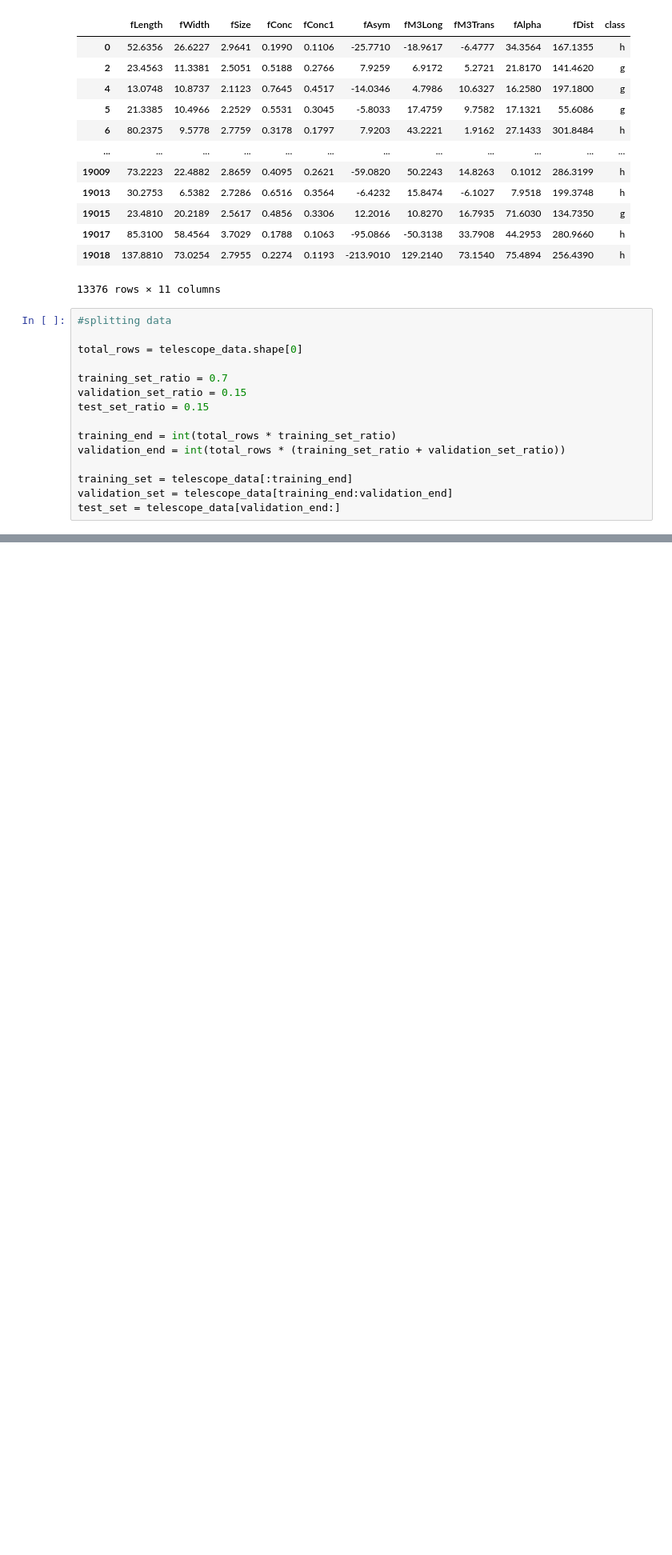
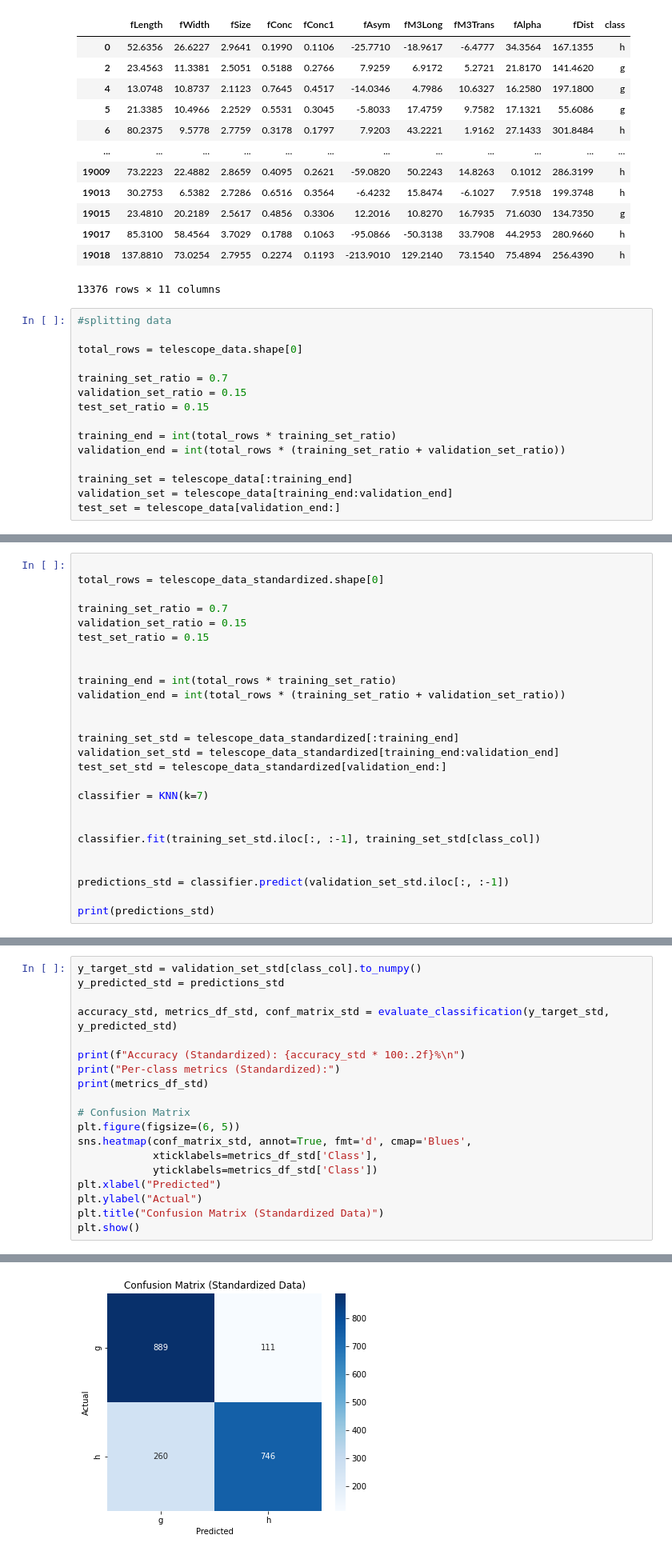
Before and after one commit to oadel1814/Machine-Learning-Classifiaction-and-Regression, a Jupyter notebook: KNN.ipynb, the cells around one changed output, grey strips where cells are left out. Shown: that part at 80% size. Saved outputs shown, nothing was run; the diff lists cells and outputs as text; blank space fills up the shorter version.

```diff
--- a/KNN.ipynb
+++ b/KNN.ipynb
@@ -180,0 +217,26 @@ Confusion Matrix:
+# %%
+
+total_rows = telescope_data_standardized.shape[0]
+
+training_set_ratio = 0.7
+validation_set_ratio = 0.15
+test_set_ratio = 0.15
+
+
+training_end = int(total_rows * training_set_ratio)
+validation_end = int(total_rows * (training_set_ratio + validation_set_ratio))
+
+
+training_set_std = telescope_data_standardized[:training_end]
+validation_set_std = telescope_data_standardized[training_end:validation_end]
+test_set_std = telescope_data_standardized[validation_end:]
+
+classifier = KNN(k=7)
+
+
+classifier.fit(training_set_std.iloc[:, :-1], training_set_std[class_col])
+
+
+predictions_std = classifier.predict(validation_set_std.iloc[:, :-1])
+
+print(predictions_std)
@@ -180,0 +245,20 @@ Confusion Matrix:
+# %%
+y_target_std = validation_set_std[class_col].to_numpy()
+y_predicted_std = predictions_std
+
+accuracy_std, metrics_df_std, conf_matrix_std = evaluate_classification(y_target_std, y_predicted_std)
+
+print(f"Accuracy (Standardized): {accuracy_std * 100:.2f}%\n")
+print("Per-class metrics (Standardized):")
+print(metrics_df_std)
+
+# Confusion Matrix
+plt.figure(figsize=(6, 5))
+sns.heatmap(conf_matrix_std, annot=True, fmt='d', cmap='Blues',
+            xticklabels=metrics_df_std['Class'],
+            yticklabels=metrics_df_std['Class'])
+plt.xlabel("Predicted")
+plt.ylabel("Actual")
+plt.title("Confusion Matrix (Standardized Data)")
+plt.show()
+# %% [output]
@@ -180,0 +271 @@ Confusion Matrix:
+[figure, added]
```
Also changed, not shown: parts of 6 cells of this notebook.
